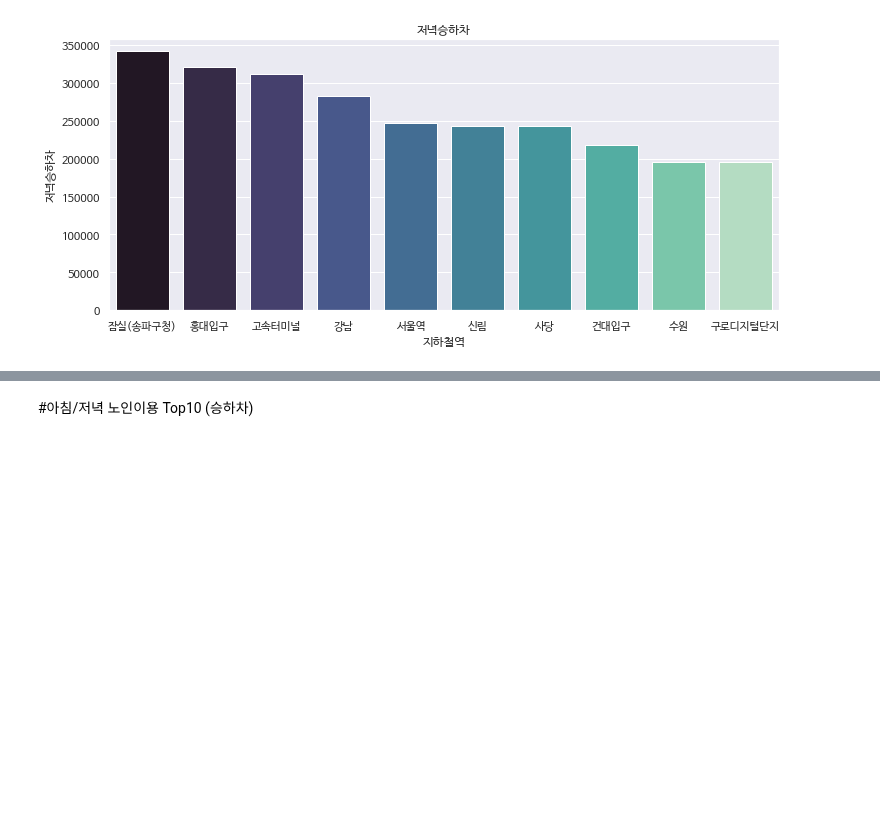
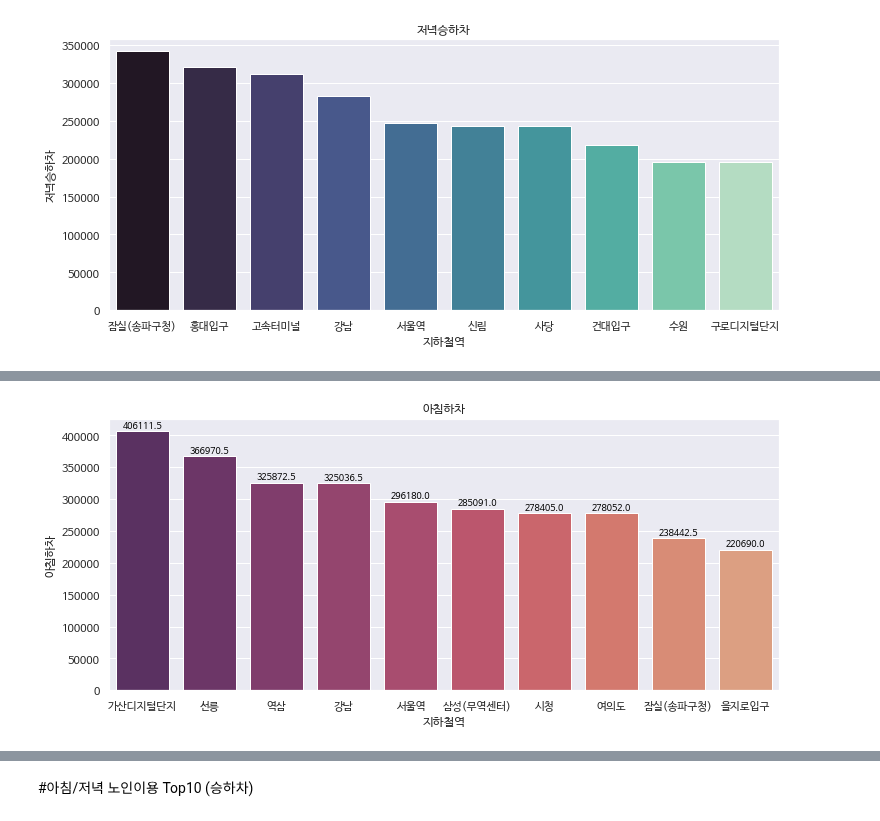
Before and after one commit to lg960214/DACON_Seoul_6, a Jupyter notebook: user_Top10.ipynb, the cells around one changed output, grey strips where cells are left out. Drawn from its saved outputs; the diff is of its cells as text; code cells hidden in the pictures; blank space fills up the shorter version.

```diff
--- a/user_Top10.ipynb
+++ b/user_Top10.ipynb
@@ -130,0 +193,28 @@ plt.show()
+# %%
+#아침하차
+df2_am_off=(df[['지하철역','아침하차']]
+        .sort_values('아침하차',ascending=False)
+        .reset_index(drop=True)
+        .iloc[:10]
+        )
+
+sns.set(rc={"figure.figsize":(12, 5)})
+plt.rc('font', family='NanumBarunGothic')
+x=df2_am_off['지하철역']
+y=df2_am_off['아침하차']
+
+#색상선택
+palette = sns.color_palette("flare",n_colors=10)
+palette.reverse()
+sns.barplot(x=x,y=y,data=df2_am_on,palette=palette).set(title='아침하차')
+
+#수치값 표시
+for i, v in enumerate(df2_am_off.index):
+    plt.text(v, y[i], y[i],
+             fontsize = 9,
+             color='black',
+             horizontalalignment='center',
+             verticalalignment='bottom')
+plt.show()
+# %% [output]
+[figure, added]
```
Also changed, not shown: parts of 7 cells of this notebook.
